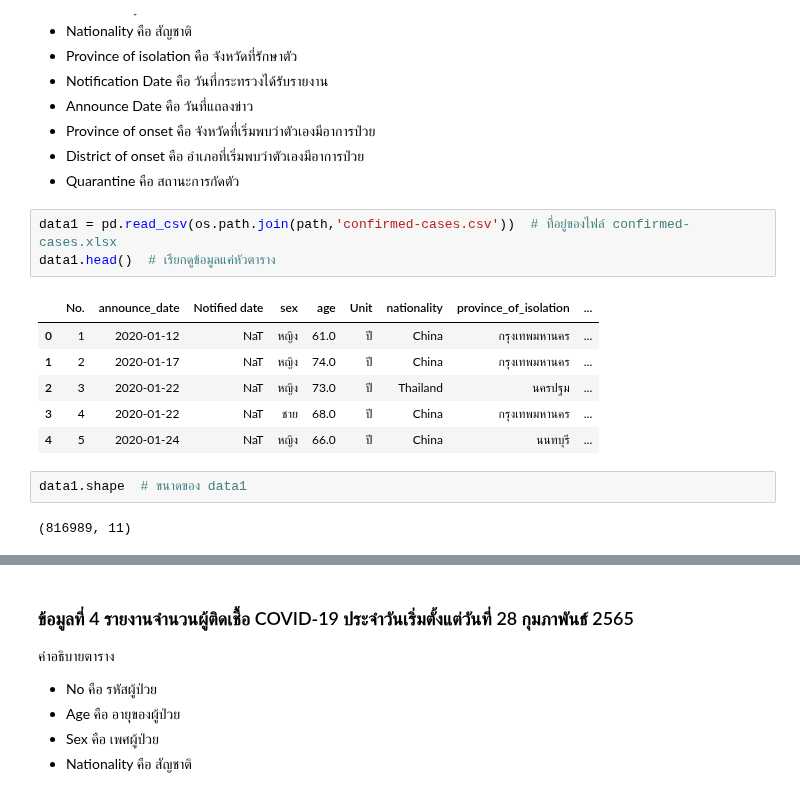
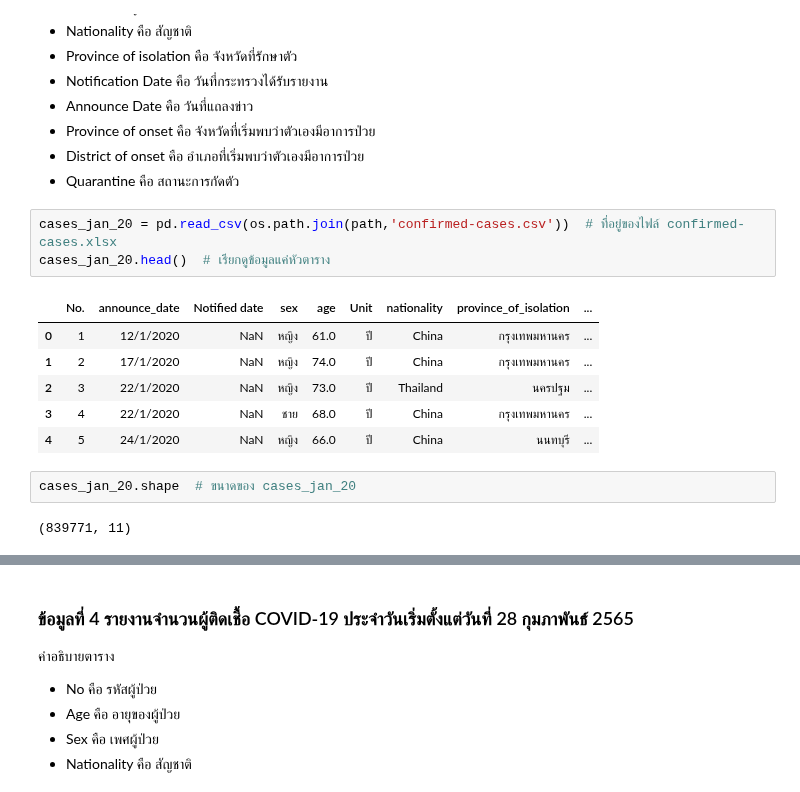
Before and after one commit to mintra-tippayaratsontorn/data_viz_2022, a Jupyter notebook: BasicPython&DataViz_Project2022.ipynb, the cells around one changed output, grey strips where cells are left out. Drawn from its saved outputs; the diff is of its cells as text.

```diff
--- a/BasicPython&DataViz_Project2022.ipynb
+++ b/BasicPython&DataViz_Project2022.ipynb
@@ -32,16 +36,16 @@ Mounted at /content/drive
 * District of onset คือ อำเภอที่เริ่มพบว่าตัวเองมีอาการป่วย
 * Quarantine คือ สถานะการกัดตัว
 # %%
-data1 = pd.read_csv(os.path.join(path,'confirmed-cases.csv'))  # ที่อยู่ของไฟล์ confirmed-cases.xlsx
-data1.head()  # เรียกดูข้อมูลแค่หัวตาราง
+cases_jan_20 = pd.read_csv(os.path.join(path,'confirmed-cases.csv'))  # ที่อยู่ของไฟล์ confirmed-cases.xlsx
+cases_jan_20.head()  # เรียกดูข้อมูลแค่หัวตาราง
 # %% [output]
 |  | No. | announce_date | Notified date | sex | age | Unit | nationality | province_of_isolation | ... |
-| 0 | 1 | 2020-01-12 | NaT | หญิง | 61.0 | ปี | China | กรุงเทพมหานคร | ... |
-| 1 | 2 | 2020-01-17 | NaT | หญิง | 74.0 | ปี | China | กรุงเทพมหานคร | ... |
-| 2 | 3 | 2020-01-22 | NaT | หญิง | 73.0 | ปี | Thailand | นครปฐม | ... |
-| 3 | 4 | 2020-01-22 | NaT | ชาย | 68.0 | ปี | China | กรุงเทพมหานคร | ... |
-| 4 | 5 | 2020-01-24 | NaT | หญิง | 66.0 | ปี | China | นนทบุรี | ... |
+| 0 | 1 | 12/1/2020 | NaN | หญิง | 61.0 | ปี | China | กรุงเทพมหานคร | ... |
+| 1 | 2 | 17/1/2020 | NaN | หญิง | 74.0 | ปี | China | กรุงเทพมหานคร | ... |
+| 2 | 3 | 22/1/2020 | NaN | หญิง | 73.0 | ปี | Thailand | นครปฐม | ... |
+| 3 | 4 | 22/1/2020 | NaN | ชาย | 68.0 | ปี | China | กรุงเทพมหานคร | ... |
+| 4 | 5 | 24/1/2020 | NaN | หญิง | 66.0 | ปี | China | นนทบุรี | ... |
 # %%
-data1.shape  # ขนาดของ data1
+cases_jan_20.shape  # ขนาดของ cases_jan_20
 # %% [output]
-(816989, 11)
+(839771, 11)
```
Also changed, not shown: parts of 21 cells of this notebook.
